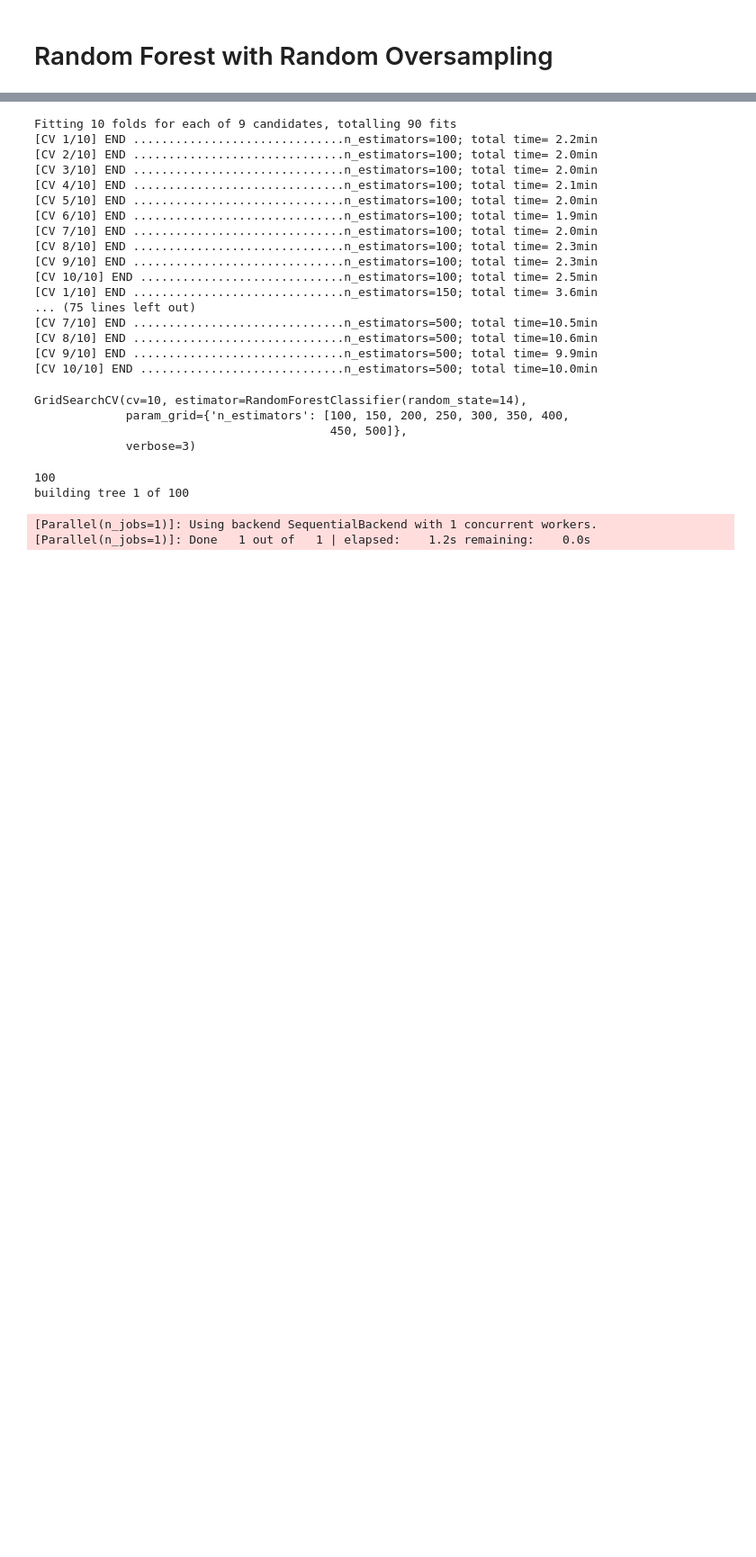
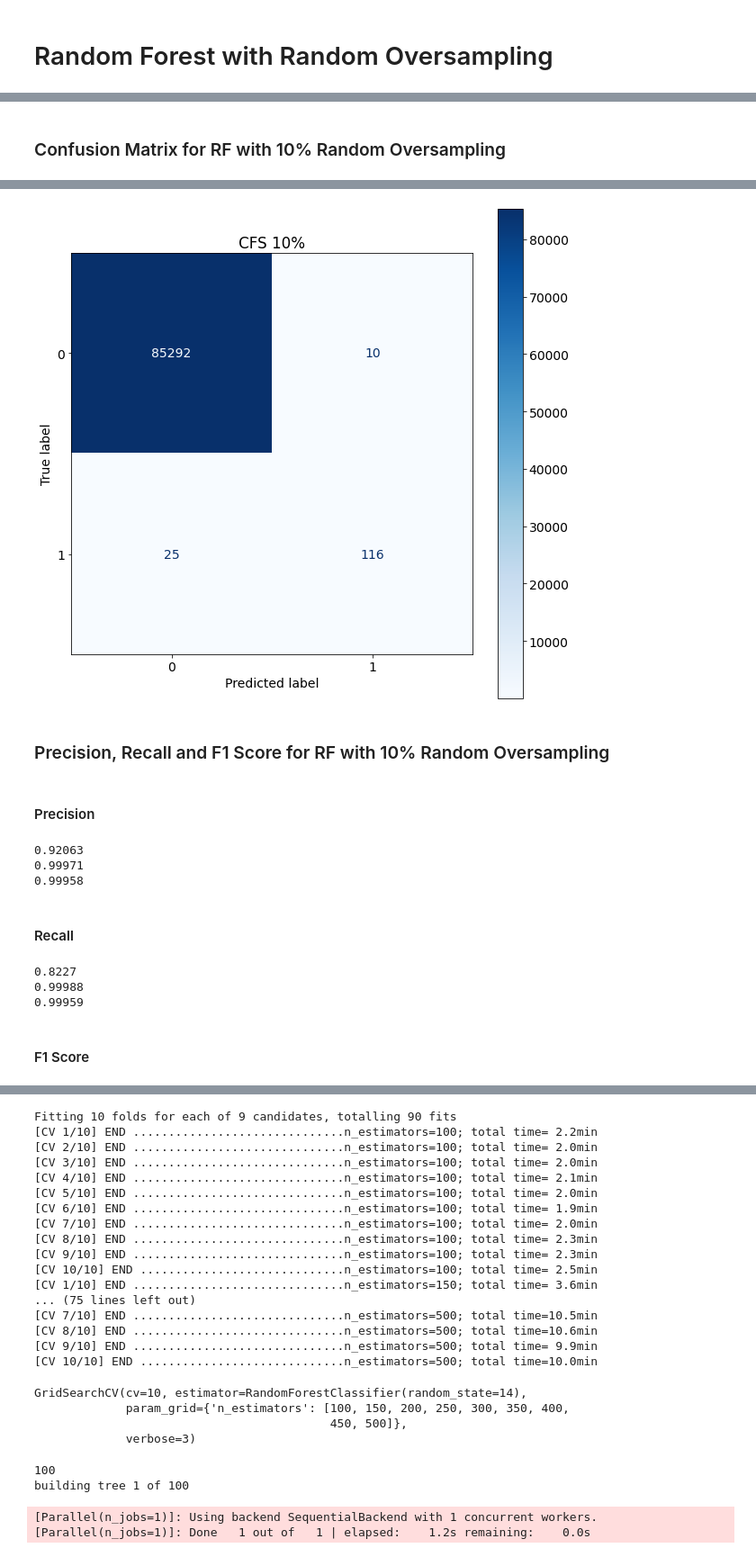
Before and after one commit to nolanspecter/Credit-Card-Fraud-Detection, a Jupyter notebook: Thesis_RF.ipynb, the cells around one changed output, grey strips where cells are left out. Shown at 90% size. Drawn from its saved outputs; the diff is of its cells as text; code cells hidden in the pictures; blank space fills up the shorter version.

```diff
--- a/Thesis_RF.ipynb
+++ b/Thesis_RF.ipynb
@@ -460,3 +462,5 @@ plot_roc_curve(RF, X_test, y_test, ax=ax)
 # %%
 clf = RandomForestClassifier(random_state=14)
 search_over = GridSearchCV(clf, RF_PARAM, cv=10, verbose=3)
+# %%
+search_over.fit(X_over_1,y_over_1)
@@ -462,0 +489,6 @@ search_over = GridSearchCV(clf, RF_PARAM, cv=10, verbose=3)
+# %%
+best_n_estimator = search_over.best_params_['n_estimators']
+print(best_n_estimator)
+RF_over = RandomForestClassifier(n_estimators=best_n_estimator, verbose=2, n_jobs=-1)
+RF_over.fit(X_over_1, y_over_1)
+y_RF_pred = RF_over.predict(X_test)
@@ -462,0 +560,8 @@ search_over = GridSearchCV(clf, RF_PARAM, cv=10, verbose=3)
+# %% [markdown]
+### Confusion Matrix for RF with 10% Random Oversampling
+# %%
+fig, ax = plt.subplots(figsize=(10, 10))
+ax.set_title('CFS 10%')
+plot_confusion_matrix(RF_over, X_test, y_test, cmap='Blues', ax=ax, values_format='d')
+fig.savefig('CFS_RO_10.png')
+# %% [output]
@@ -462,0 +572,31 @@ search_over = GridSearchCV(clf, RF_PARAM, cv=10, verbose=3)
+[figure, added]
+# %% [markdown]
+### Precision, Recall and F1 Score for RF with 10% Random Oversampling
+# %% [markdown]
+#### Precision
+# %%
+precision_RF_1 = round(precision_score(y_test,y_RF_pred,pos_label=1),5)
+print(precision_RF_1)
+precision_RF_0 = round(precision_score(y_test,y_RF_pred,pos_label=0),5)
+print(precision_RF_0)
+precision_RF_avg = round(precision_score(y_test,y_RF_pred,average='weighted'),5)
+print(precision_RF_avg)
+# %% [output]
+0.92063
+0.99971
+0.99958
+# %% [markdown]
+#### Recall
+# %%
+recall_RF_1 = round(recall_score(y_test,y_RF_pred,pos_label=1),5)
+print(recall_RF_1)
+recall_RF_0 = round(recall_score(y_test,y_RF_pred,pos_label=0),5)
+print(recall_RF_0)
+recall_RF_avg = round(recall_score(y_test,y_RF_pred,average='weighted'),5)
+print(recall_RF_avg)
+# %% [output]
+0.8227
+0.99988
+0.99959
+# %% [markdown]
+#### F1 Score
```
Also changed, not shown: parts of 189 cells of this notebook, 7 other files.
